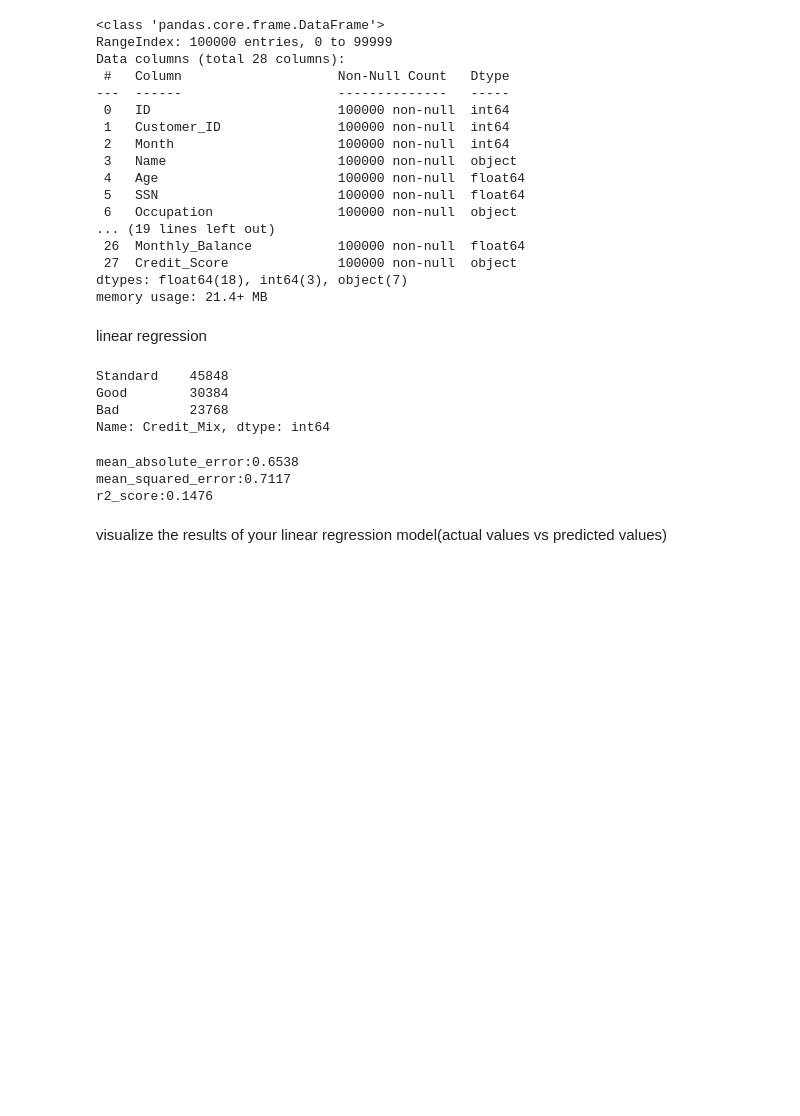
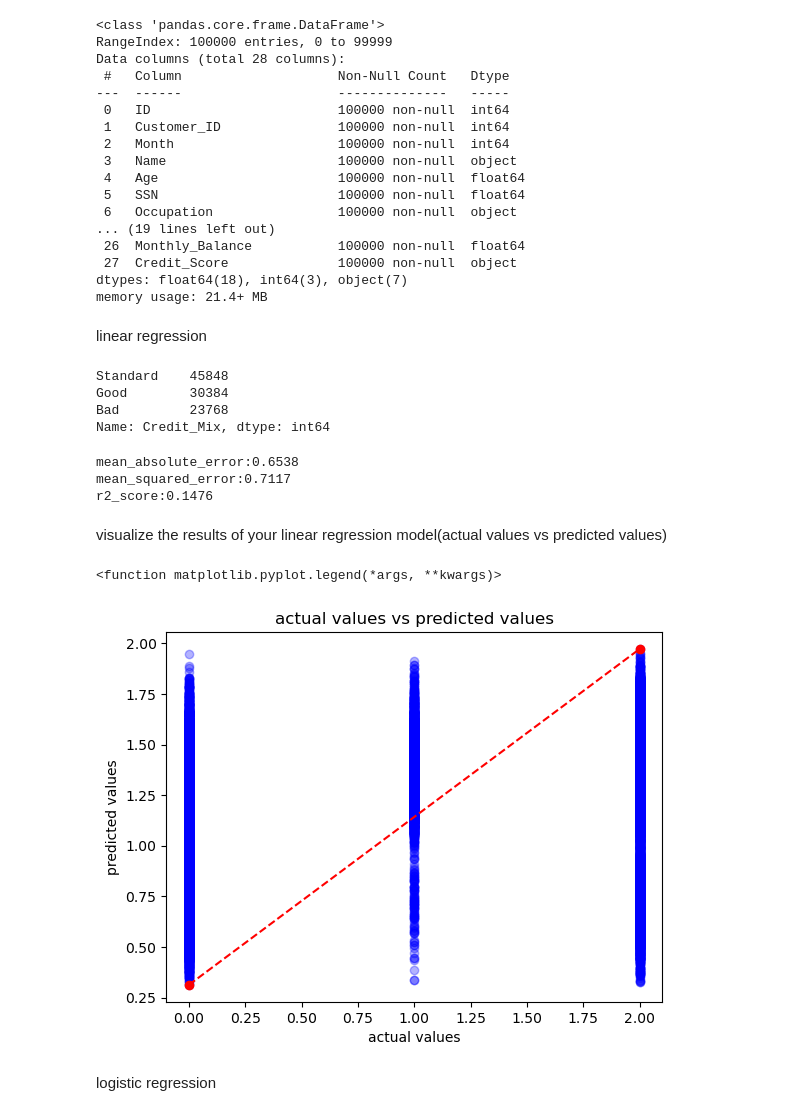
Before and after one commit to jagadabhijaswanth/Credit-Score-Classification-with-Machine-Learning, a Jupyter notebook: Credit-Score-Classification-with-Machine-Learning.ipynb, the cells around one changed output. Drawn from its saved outputs; the diff is of its cells as text; code cells hidden in the pictures; blank space fills up the shorter version.

```diff
--- a/Credit-Score-Classification-with-Machine-Learning.ipynb
+++ b/Credit-Score-Classification-with-Machine-Learning.ipynb
@@ -147,0 +146,25 @@ import matplotlib.pyplot as plt
+# %%
+import matplotlib.pyplot as plt
+import numpy as np
+import seaborn as sns
+import pandas as pd
+credit_data = credit_data1.dropna(subset=['Credit_Score', 'Annual_Income', 'Monthly_Inhand_Salary',
+                                         'Num_Bank_Accounts', 'Num_Credit_Card', 'Interest_Rate',
+                                         'Num_of_Loan', 'Delay_from_due_date', 'Num_of_Delayed_Payment',
+                                         'Credit_Mix', 'Outstanding_Debt', 'Credit_Utilization_Ratio',
+                                         'Credit_History_Age', 'Total_EMI_per_month',
+                                         'Amount_invested_monthly', 'Monthly_Balance'])
+
+
+plt.scatter(y_test, y_pred,alpha=0.3,color='blue')
+#sns.scatterplot(data=results, x='Actual', y='predicted', hue='Category', palette='deep', alpha=0.8)
+plt.plot([min(y_test),max(y_test)],[min(y_pred),max(y_pred)],color='red',linestyle='--',marker ='o' )
+plt.title('actual values vs predicted values')
+plt.xlabel('actual values')
+plt.ylabel('predicted values')
+plt.legend
+# %% [output]
+<function matplotlib.pyplot.legend(*args, **kwargs)>
+[figure, added]
+# %% [markdown]
+logistic regression
```
Also changed, not shown: parts of 3 cells of this notebook.
